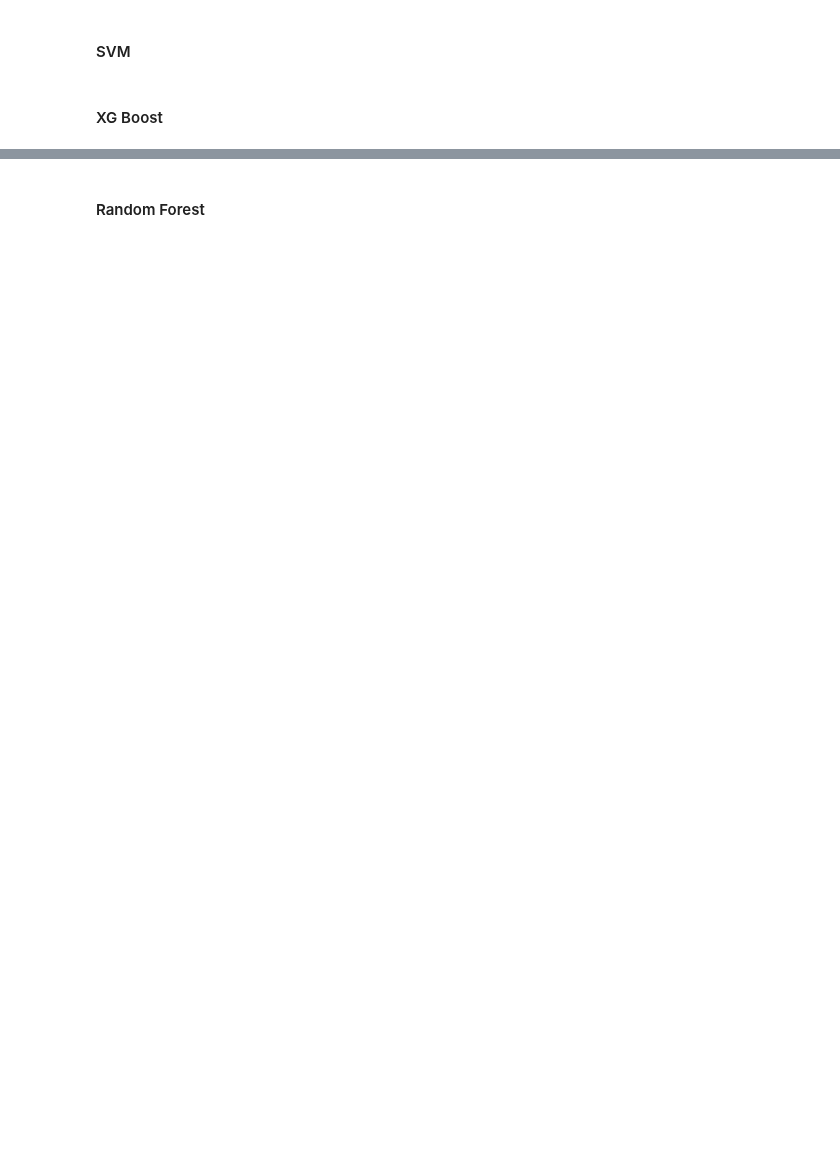
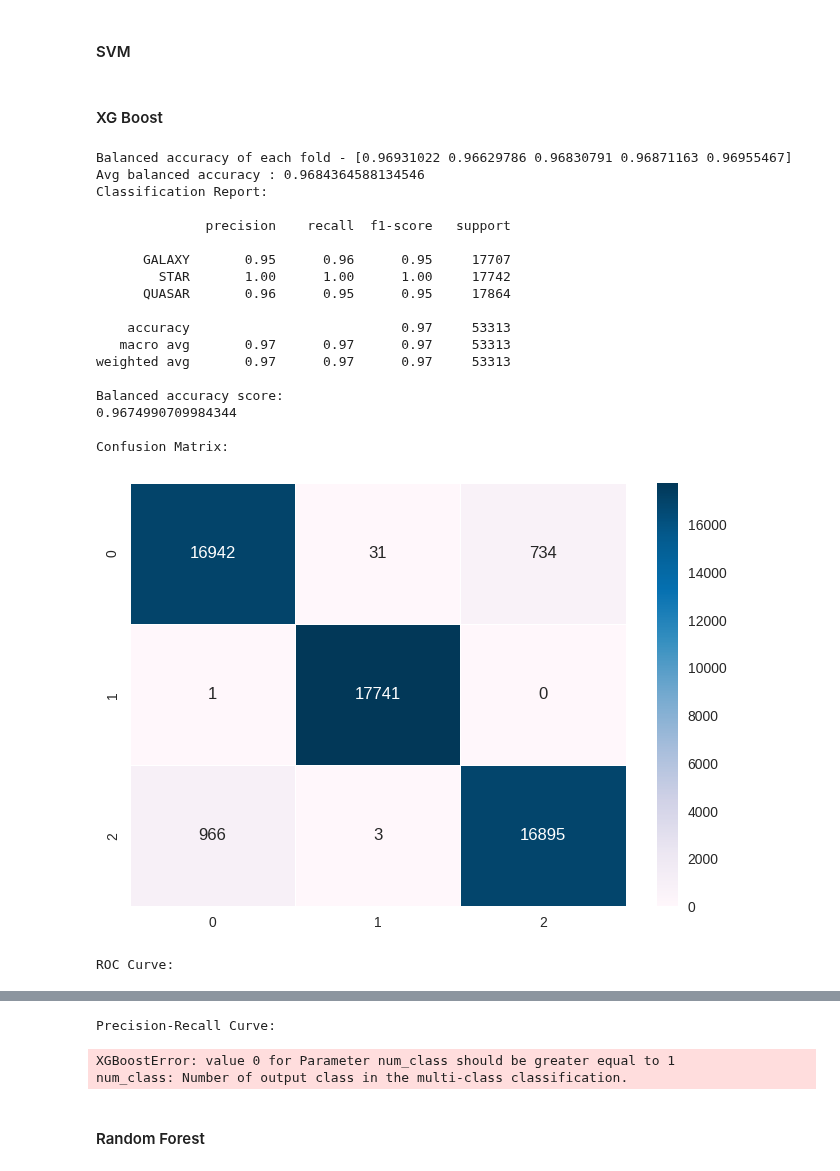
Before and after one commit to danielfcarvalho/stellar_class_ml, a Jupyter notebook: optimal_model_training.ipynb, the cells around one changed output, grey strips where cells are left out. Drawn from its saved outputs; the diff is of its cells as text; code cells hidden in the pictures; blank space fills up the shorter version.

```diff
--- a/optimal_model_training.ipynb
+++ b/optimal_model_training.ipynb
@@ -243,3 +278,34 @@ Precision-Recall Curve:
 #### SVM
 # %% [markdown]
 #### XG Boost
+# %%
+clf = XGBClassifier()
+clf.set_params(**best_parameters_xgb)
+best_clf = optimal_model_training(x_train, y_train, clf)
+
+obtain_performance_metrics(best_clf, x_test, y_test)
+obtain_roc_curve(best_clf, x_train, y_train, x_test, y_test)
+obtain_precision_recall_curve(best_clf, x_train, y_train, x_test, y_test)
+
+show_class_prediction_error(best_clf, x_train, y_train, x_test, y_test)
+# %% [output]
+Balanced accuracy of each fold - [0.96931022 0.96629786 0.96830791 0.96871163 0.96955467]
+Avg balanced accuracy : 0.9684364588134546
+Classification Report:
+
+              precision    recall  f1-score   support
+
+      GALAXY       0.95      0.96      0.95     17707
+        STAR       1.00      1.00      1.00     17742
+      QUASAR       0.96      0.95      0.95     17864
+
+    accuracy                           0.97     53313
+   macro avg       0.97      0.97      0.97     53313
+weighted avg       0.97      0.97      0.97     53313
+
+Balanced accuracy score:
+0.9674990709984344
+
+Confusion Matrix:
+[figure, added]
+ROC Curve:
@@ -246,2 +313,5 @@ Precision-Recall Curve:
+Precision-Recall Curve:
+XGBoostError: value 0 for Parameter num_class should be greater equal to 1
+num_class: Number of output class in the multi-class classification.
 # %% [markdown]
 #### Random Forest
```
Also changed, not shown: parts of 3 cells of this notebook, 13 other files.
